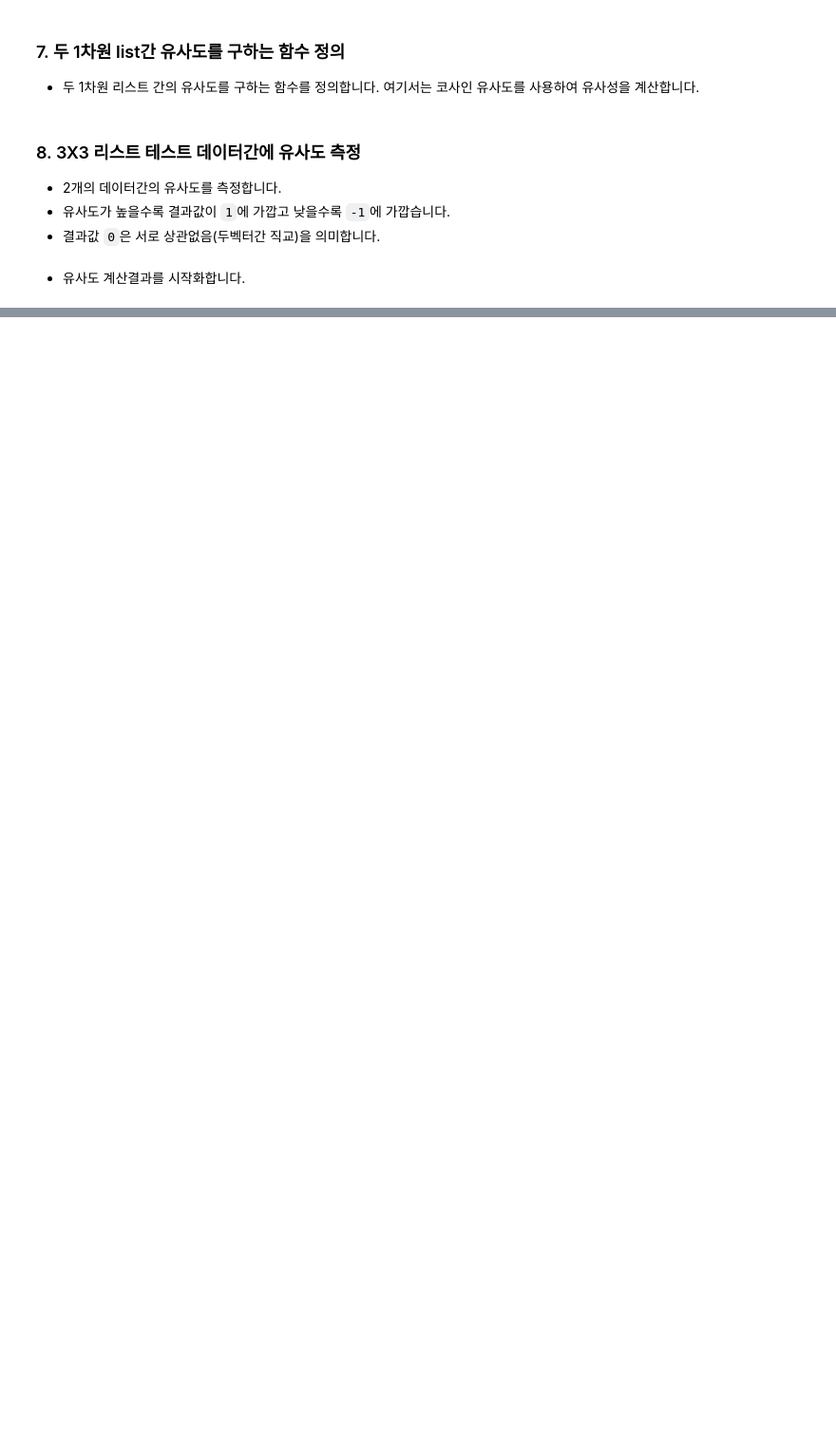
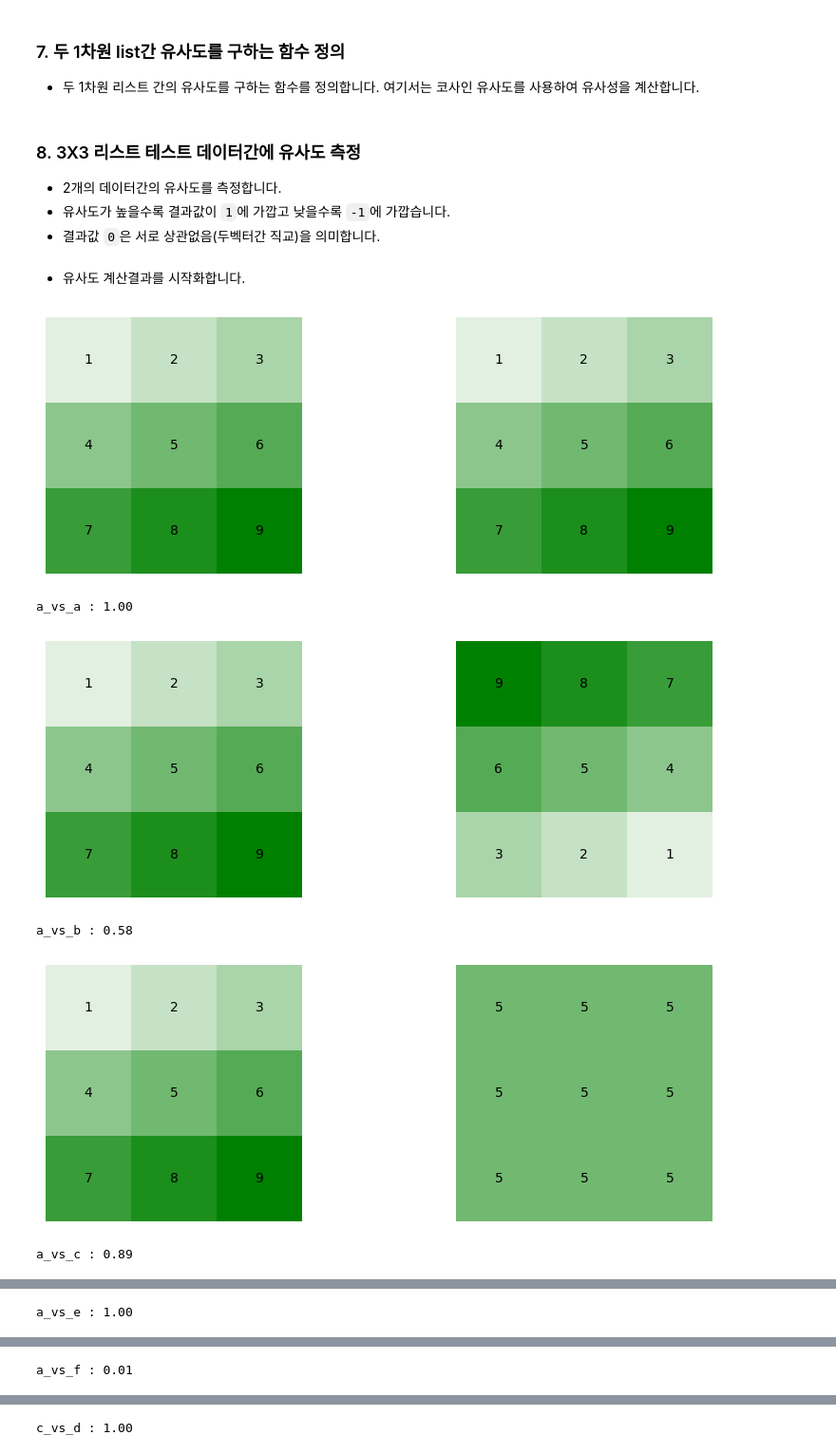
Before and after one commit to tanminkwan/py-lecture-2024, a Jupyter notebook: py-lec/lec_4oneday/__사용00_다차원배열의 연산과 시각화.ipynb, the cells around one changed output, grey strips where cells are left out. Shown: that part at 95% size. Cells and saved outputs as stored; diff of their text form; code cells hidden in the pictures; blank space fills up the shorter version.

```diff
--- a/py-lec/lec_4oneday/__사용00_다차원배열의 연산과 시각화.ipynb
+++ b/py-lec/lec_4oneday/__사용00_다차원배열의 연산과 시각화.ipynb
@@ -203,23 +251,30 @@ a_vs_g = calc_similarity(matrix_a_2flat_mul_scalar, matrix_g_2flat_mul_scalar)
 # %% [markdown]
 - 유사도 계산결과를 시작화합니다.
 # %%
-fs.visualize_ndlists_side_by_side(matrix_a, matrix_a)
-print(f"a_vs_a : {a_vs_a}")
+print(f"a_vs_a : {a_vs_a:.2f}")
+fs.visualize_ndlists_side_by_side([matrix_a, matrix_a], num_on_a_row=2)
 
-fs.visualize_ndlists_side_by_side(matrix_a, matrix_b)
-print(f"a_vs_b : {a_vs_b}")
+print(f"a_vs_b : {a_vs_b:.2f}")
+fs.visualize_ndlists_side_by_side([matrix_a, matrix_b], num_on_a_row=2)
 
-fs.visualize_ndlists_side_by_side(matrix_a, matrix_c)
-print(f"a_vs_c : {a_vs_c}")
+print(f"a_vs_c : {a_vs_c:.2f}")
+fs.visualize_ndlists_side_by_side([matrix_a, matrix_c], num_on_a_row=2)
 
-fs.visualize_ndlists_side_by_side(matrix_a, matrix_e)
-print(f"a_vs_e : {a_vs_e}")
+print(f"a_vs_e : {a_vs_e:.2f}")
+fs.visualize_ndlists_side_by_side([matrix_a, matrix_e], num_on_a_row=2)
 
-fs.visualize_ndlists_side_by_side(matrix_a, matrix_f)
-print(f"a_vs_f : {a_vs_f}")
+print(f"a_vs_f : {a_vs_f:.2f}")
+fs.visualize_ndlists_side_by_side([matrix_a, matrix_f], num_on_a_row=2)
 
-fs.visualize_ndlists_side_by_side(matrix_c, matrix_d)
-print(f"c_vs_d : {c_vs_d}")
+print(f"c_vs_d : {c_vs_d:.2f}")
+fs.visualize_ndlists_side_by_side([matrix_c, matrix_d], num_on_a_row=2)
 
-fs.visualize_ndlists_side_by_side(matrix_a, matrix_g)
-print(f"a_vs_g : {a_vs_g}")
+print(f"a_vs_g : {a_vs_g:.2f}")
+fs.visualize_ndlists_side_by_side([matrix_a, matrix_g], num_on_a_row=2)
+# %% [output]
+[figure, added]
+a_vs_a : 1.00
+[figure, added]
+a_vs_b : 0.58
+[figure, added]
+a_vs_c : 0.89
@@ -225,0 +282 @@ print(f"a_vs_g : {a_vs_g}")
+a_vs_e : 1.00
@@ -225,0 +284 @@ print(f"a_vs_g : {a_vs_g}")
+a_vs_f : 0.01
@@ -225,0 +286 @@ print(f"a_vs_g : {a_vs_g}")
+c_vs_d : 1.00
```
Also changed, not shown: parts of 13 cells of this notebook, 1 other file.
